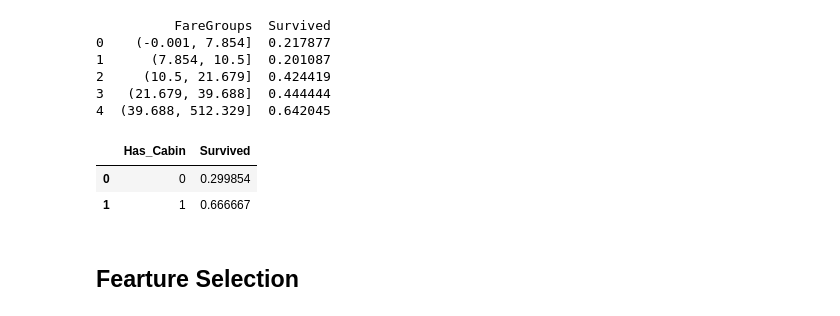
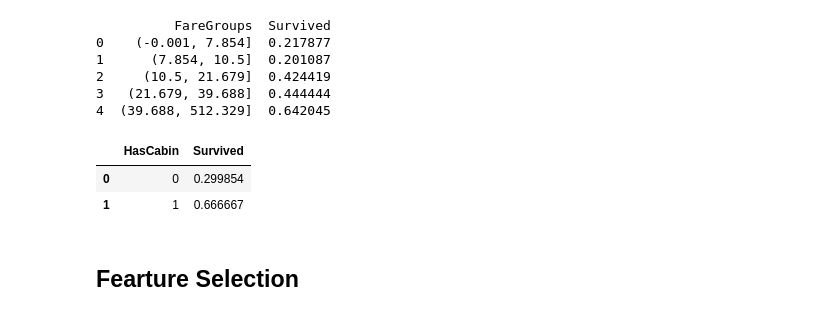
Before and after one commit to jrreda/Kaggle, a Jupyter notebook: Titanic Machine Learning from Disaster/Titanic Disaster.ipynb, the cells around one changed output. Cells and saved outputs as stored; diff of their text form; code cells hidden in the pictures.

```diff
--- a/Titanic Machine Learning from Disaster/Titanic Disaster.ipynb
+++ b/Titanic Machine Learning from Disaster/Titanic Disaster.ipynb
@@ -232,12 +234,12 @@ for d in datasets:
 # %%
 # Cabin(Cabin number)
 # train["Cabin"].describe()
 for d in datasets:
-    d['Has_Cabin'] = d["Cabin"].apply(lambda x: 0 if type(x) == float else 1)
+    d['HasCabin'] = d["Cabin"].apply(lambda x: 0 if type(x) == float else 1)
 
-train[['Has_Cabin', 'Survived']].groupby(['Has_Cabin'], as_index=False).mean()
+train[['HasCabin', 'Survived']].groupby(['HasCabin'], as_index=False).mean()
 # %% [output]
-|  | Has_Cabin | Survived |
+|  | HasCabin | Survived |
 | 0 | 0 | 0.299854 |
 | 1 | 1 | 0.666667 |
 # %%
```
Also changed, not shown: parts of 18 cells of this notebook, 1 other file.
